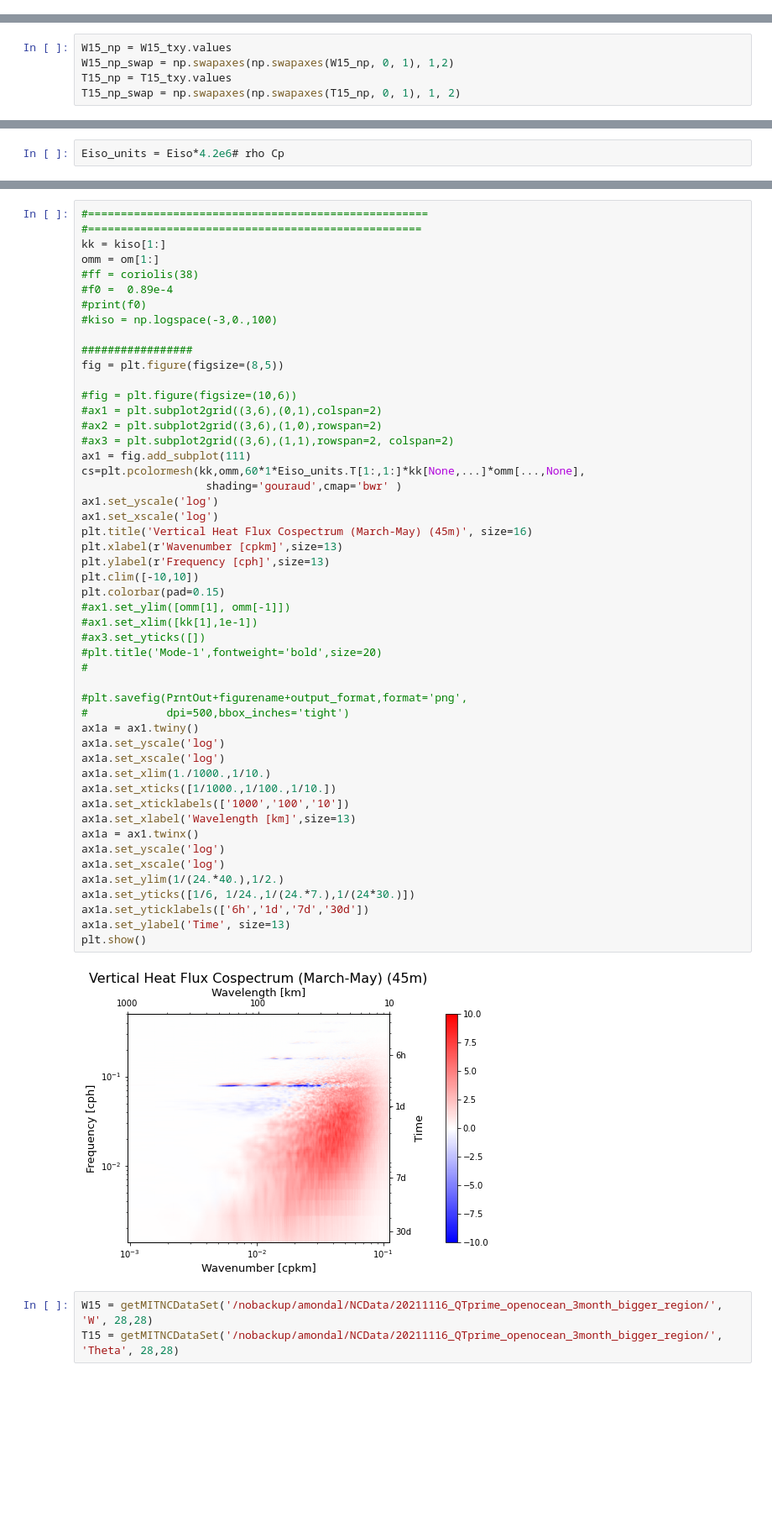
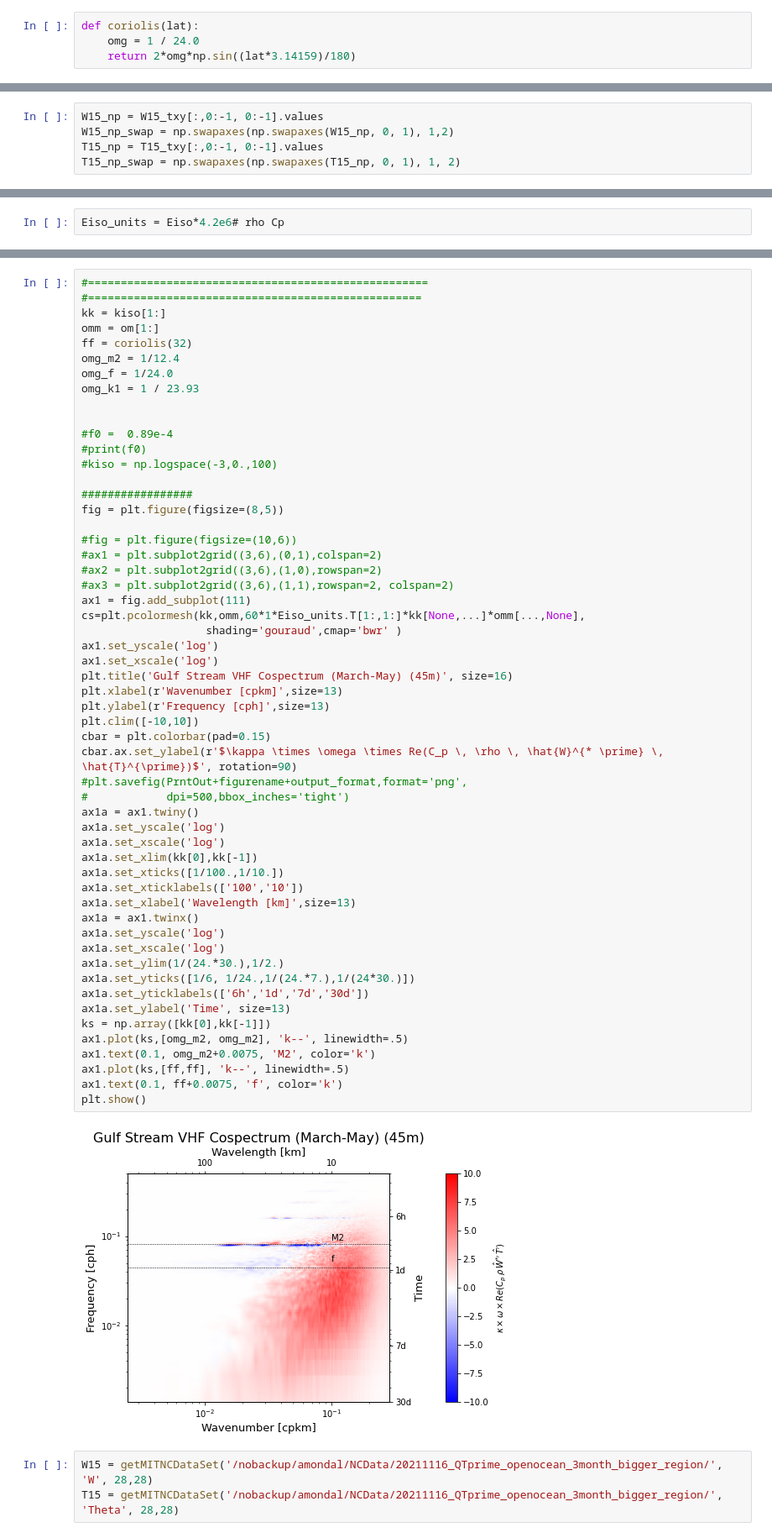
Before and after one commit to avik2007/CoupledOceAtmo, a Jupyter notebook: mit_geos_analysis/notebook23_spectra_for_many_layers.ipynb, the cells around one changed output, grey strips where cells are left out. Shown at 84% size. Cells and saved outputs as stored; diff of their text form; blank space fills up the shorter version.

Commit message:
We are continuing to study air sea heat fluxes, both in the atmosphere and the ocean.

```diff
--- a/mit_geos_analysis/notebook23_spectra_for_many_layers.ipynb
+++ b/mit_geos_analysis/notebook23_spectra_for_many_layers.ipynb
@@ -30,5 +26,9 @@ Hosting the HTTP server on port 39908 instead
 # %%
 from spectral_analysis_code import *
+# %%
+def coriolis(lat):
+    omg = 1 / 24.0
+    return 2*omg*np.sin((lat*3.14159)/180)
 # %%
 W15 = getMITNCDataSet('/nobackup/amondal/NCData/20211116_QTprime_openocean_3month_bigger_region/', 'W', 15,15)
 T15 = getMITNCDataSet('/nobackup/amondal/NCData/20211116_QTprime_openocean_3month_bigger_region/', 'Theta', 15,15)
@@ -830,9 +64,9 @@ W15_txy = xrft.detrend(W15_t, dim = ['xdim','ydim'], detrend_type = 'linear')
 T15_t = xrft.detrend(T15_reg, dim = 'time', detrend_type = 'linear')
 T15_txy = xrft.detrend(T15_t, dim = ['xdim','ydim'], detrend_type = 'linear')
 # %%
-W15_np = W15_txy.values
+W15_np = W15_txy[:,0:-1, 0:-1].values
 W15_np_swap = np.swapaxes(np.swapaxes(W15_np, 0, 1), 1,2)
-T15_np = T15_txy.values
+T15_np = T15_txy[:,0:-1, 0:-1].values
 T15_np_swap = np.swapaxes(np.swapaxes(T15_np, 0, 1), 1, 2)
 # %%
 dx = W15_txy.xdim.diff('xdim').mean().values
@@ -928,53 +151,58 @@ np.isnan(Eiso).sum()
 #===================================================
 kk = kiso[1:]
 omm = om[1:]
-#ff = coriolis(38)
+ff = coriolis(32)
+omg_m2 = 1/12.4
+omg_f = 1/24.0
+omg_k1 = 1 / 23.93
+
+
 #f0 =  0.89e-4
 #print(f0)
 #kiso = np.logspace(-3,0.,100)
 
 #################
 fig = plt.figure(figsize=(8,5))
 
 #fig = plt.figure(figsize=(10,6))
 #ax1 = plt.subplot2grid((3,6),(0,1),colspan=2)
 #ax2 = plt.subplot2grid((3,6),(1,0),rowspan=2)
 #ax3 = plt.subplot2grid((3,6),(1,1),rowspan=2, colspan=2)
 ax1 = fig.add_subplot(111)
 cs=plt.pcolormesh(kk,omm,60*1*Eiso_units.T[1:,1:]*kk[None,...]*omm[...,None],
                    shading='gouraud',cmap='bwr' )
 ax1.set_yscale('log')
 ax1.set_xscale('log')
-plt.title('Vertical Heat Flux Cospectrum (March-May) (45m)', size=16)
+plt.title('Gulf Stream VHF Cospectrum (March-May) (45m)', size=16)
 plt.xlabel(r'Wavenumber [cpkm]',size=13)
 plt.ylabel(r'Frequency [cph]',size=13)
 plt.clim([-10,10])
-plt.colorbar(pad=0.15)
-#ax1.set_ylim([omm[1], omm[-1]])
-#ax1.set_xlim([kk[1],1e-1])
-#ax3.set_yticks([])
-#plt.title('Mode-1',fontweight='bold',size=20)
-#
-
+cbar = plt.colorbar(pad=0.15)
+cbar.ax.set_ylabel(r'$\kappa \times \omega \times Re(C_p \, \rho \, \hat{W}^{* \prime} \, \hat{T}^{\prime})$', rotation=90)
 #plt.savefig(PrntOut+figurename+output_format,format='png',
 #            dpi=500,bbox_inches='tight')
 ax1a = ax1.twiny()
 ax1a.set_yscale('log')
 ax1a.set_xscale('log')
-ax1a.set_xlim(1./1000.,1/10.)
-ax1a.set_xticks([1/1000.,1/100.,1/10.])
-ax1a.set_xticklabels(['1000','100','10'])
+ax1a.set_xlim(kk[0],kk[-1])
+ax1a.set_xticks([1/100.,1/10.])
+ax1a.set_xticklabels(['100','10'])
 ax1a.set_xlabel('Wavelength [km]',size=13)
 ax1a = ax1.twinx()
 ax1a.set_yscale('log')
 ax1a.set_xscale('log')
-ax1a.set_ylim(1/(24.*40.),1/2.)
+ax1a.set_ylim(1/(24.*30.),1/2.)
 ax1a.set_yticks([1/6, 1/24.,1/(24.*7.),1/(24*30.)])
 ax1a.set_yticklabels(['6h','1d','7d','30d'])
 ax1a.set_ylabel('Time', size=13)
+ks = np.array([kk[0],kk[-1]])
+ax1.plot(ks,[omg_m2, omg_m2], 'k--', linewidth=.5)
+ax1.text(0.1, omg_m2+0.0075, 'M2', color='k')
+ax1.plot(ks,[ff,ff], 'k--', linewidth=.5)
+ax1.text(0.1, ff+0.0075, 'f', color='k')
 plt.show()
 # %% [output]
-[figure, old version]
+[figure, new version]
 # %%
 W15 = getMITNCDataSet('/nobackup/amondal/NCData/20211116_QTprime_openocean_3month_bigger_region/', 'W', 28,28)
 T15 = getMITNCDataSet('/nobackup/amondal/NCData/20211116_QTprime_openocean_3month_bigger_region/', 'Theta', 28,28)
```
Also changed, not shown: parts of 238 cells of this notebook, 18 other files.
